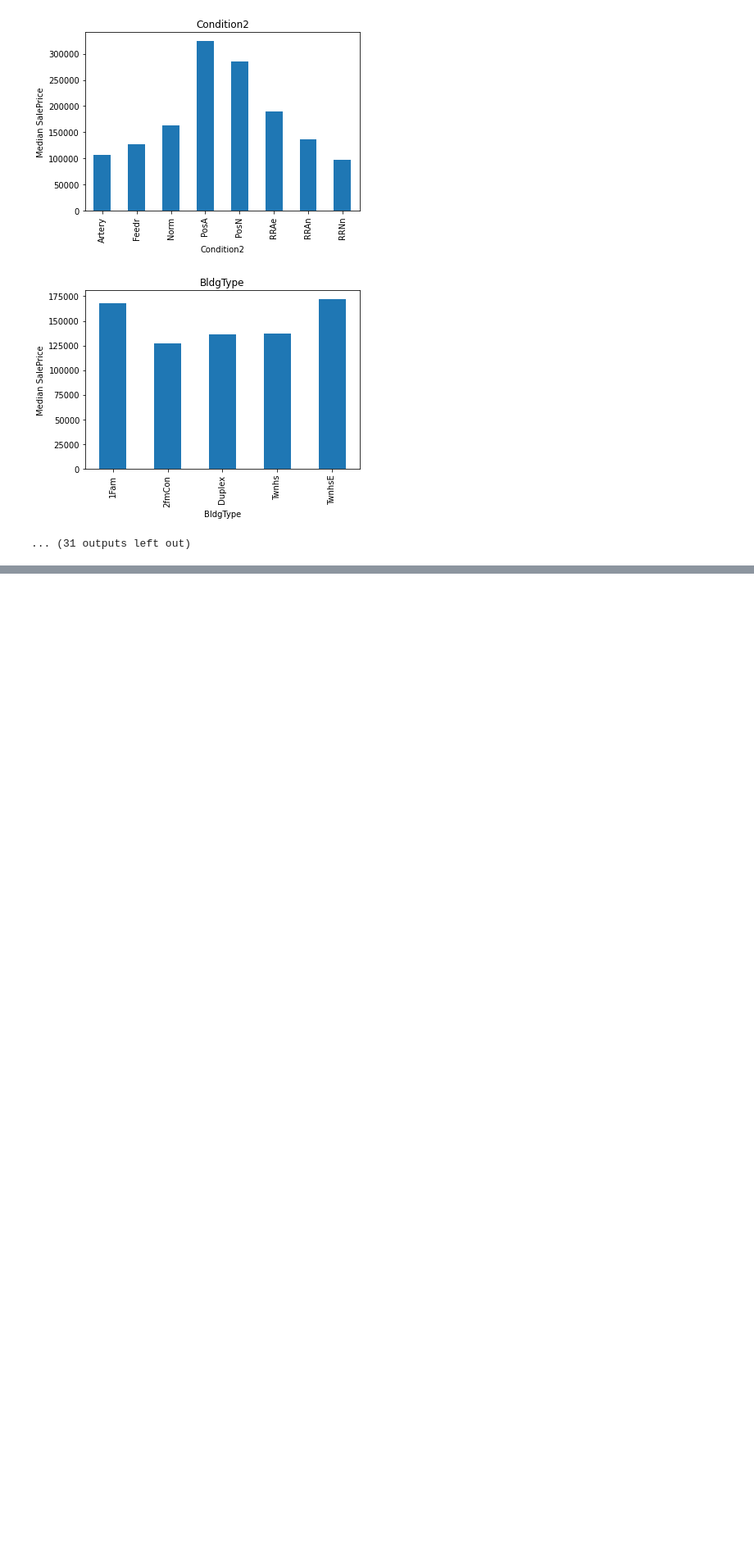
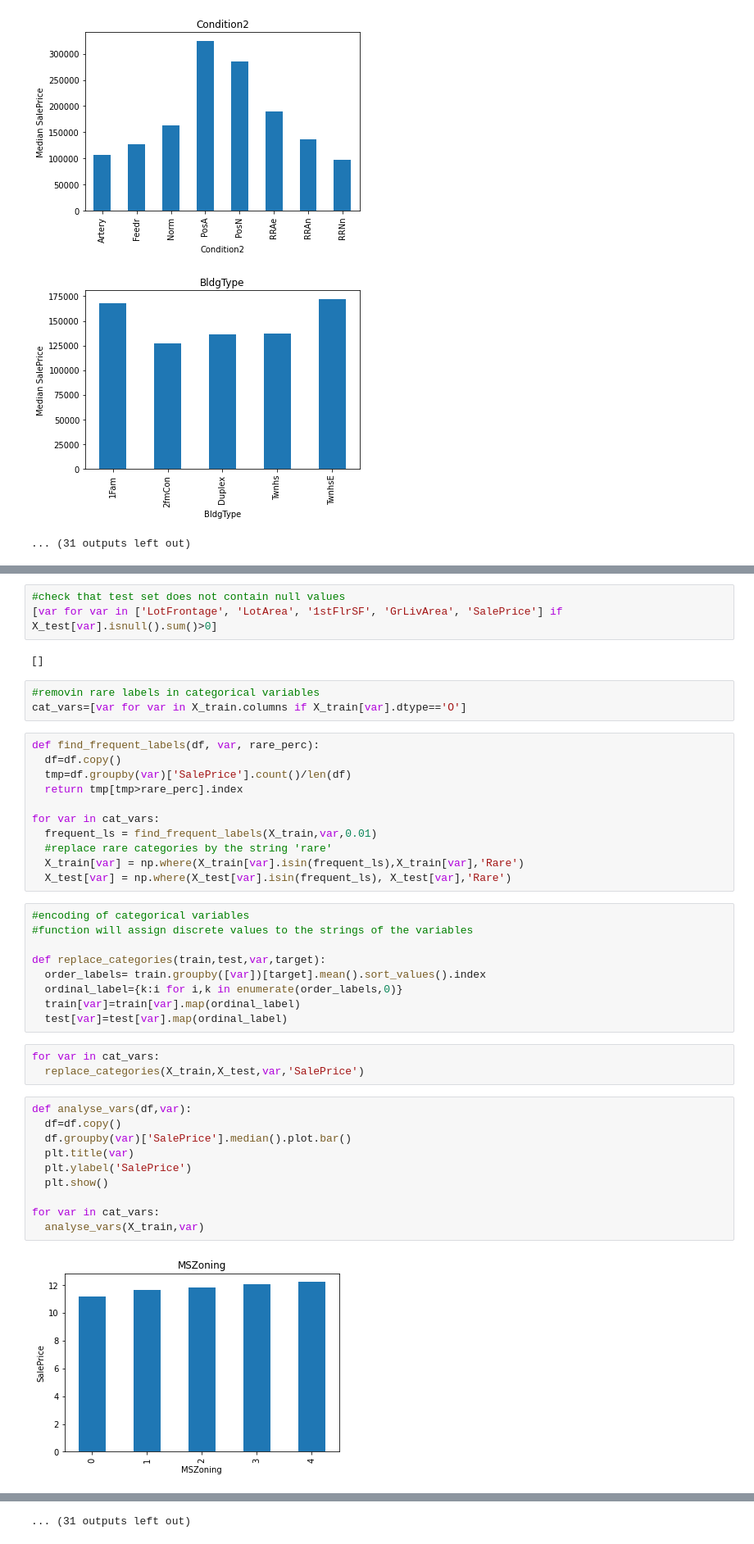
Before and after one commit to TottiPuc/Machine_learning, a Jupyter notebook: deploymentML.ipynb, the cells around one changed output, grey strips where cells are left out. Shown at 82% size. Drawn from its saved outputs; the diff is of its cells as text; blank space fills up the shorter version.

```diff
--- a/deploymentML.ipynb
+++ b/deploymentML.ipynb
@@ -395,0 +526,43 @@ for var in cat_vars:
+# %%
+#check that test set does not contain null values
+[var for var in ['LotFrontage', 'LotArea', '1stFlrSF', 'GrLivArea', 'SalePrice'] if X_test[var].isnull().sum()>0]
+# %% [output]
+[]
+# %%
+#removin rare labels in categorical variables
+cat_vars=[var for var in X_train.columns if X_train[var].dtype=='O']
+# %%
+def find_frequent_labels(df, var, rare_perc):
+  df=df.copy()
+  tmp=df.groupby(var)['SalePrice'].count()/len(df)
+  return tmp[tmp>rare_perc].index
+
+for var in cat_vars:
+  frequent_ls = find_frequent_labels(X_train,var,0.01)
+  #replace rare categories by the string 'rare'
+  X_train[var] = np.where(X_train[var].isin(frequent_ls),X_train[var],'Rare')
+  X_test[var] = np.where(X_test[var].isin(frequent_ls), X_test[var],'Rare')
+# %%
+#encoding of categorical variables
+#function will assign discrete values to the strings of the variables
+
+def replace_categories(train,test,var,target):
+  order_labels= train.groupby([var])[target].mean().sort_values().index
+  ordinal_label={k:i for i,k in enumerate(order_labels,0)}
+  train[var]=train[var].map(ordinal_label)
+  test[var]=test[var].map(ordinal_label)
+# %%
+for var in cat_vars:
+  replace_categories(X_train,X_test,var,'SalePrice')
+# %%
+def analyse_vars(df,var):
+  df=df.copy()
+  df.groupby(var)['SalePrice'].median().plot.bar()
+  plt.title(var)
+  plt.ylabel('SalePrice')
+  plt.show()
+
+for var in cat_vars:
+  analyse_vars(X_train,var)
+# %% [output]
+[figure, added]
@@ -395,0 +580 @@ for var in cat_vars:
+... (31 outputs left out)
```
Also changed, not shown: parts of 20 cells of this notebook.
